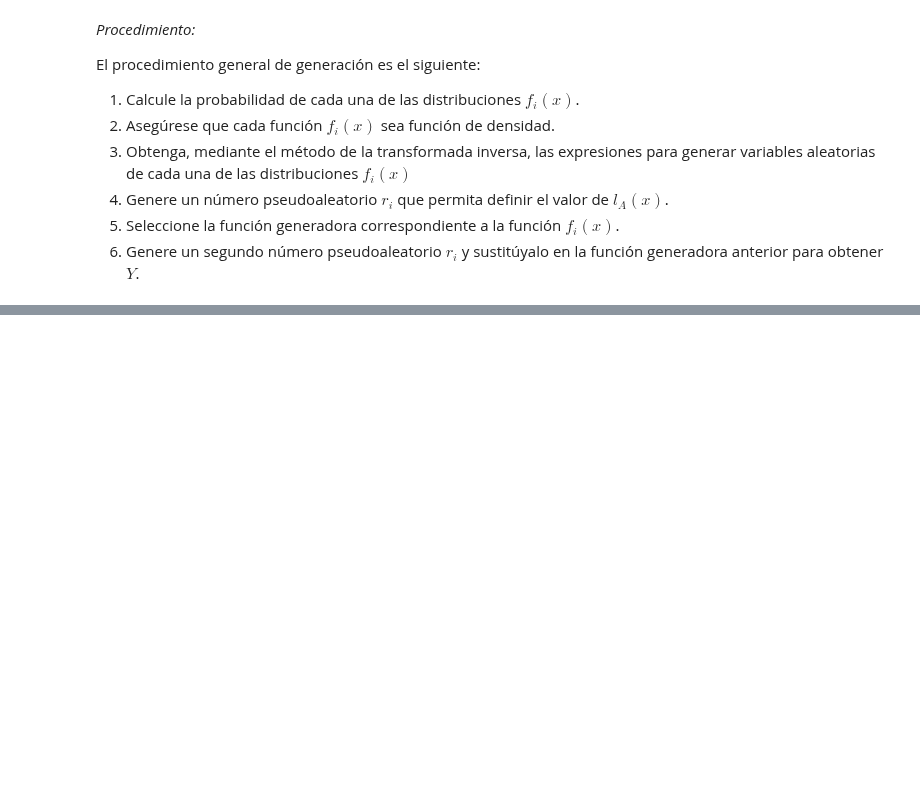
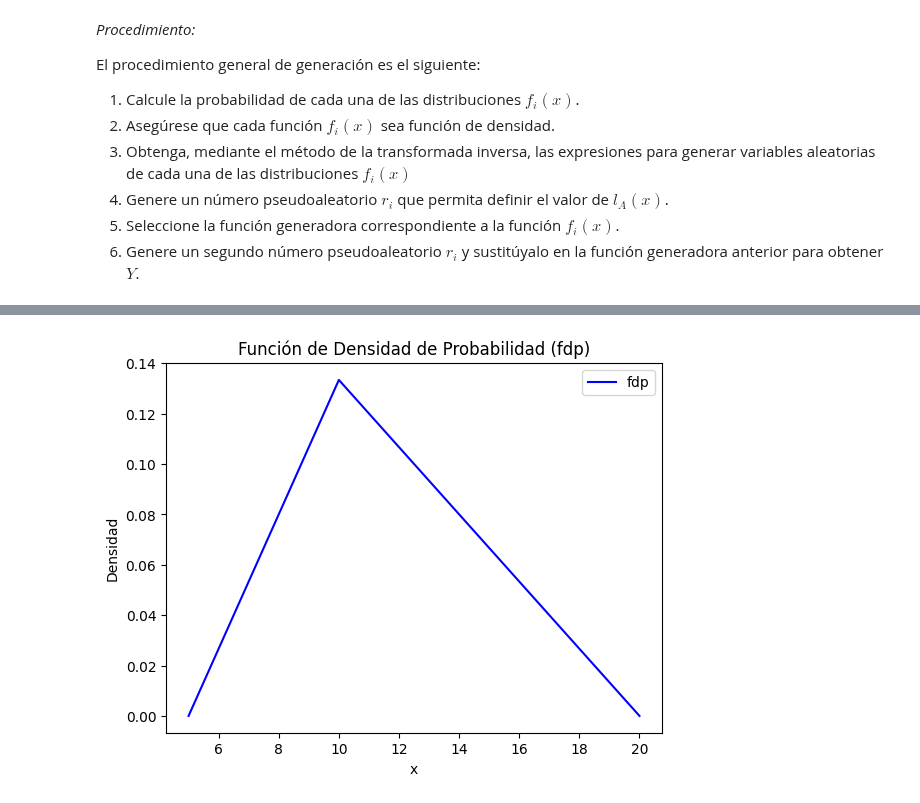
Before and after one commit to 0DianaHernandez/Simulaci-n-I, a Jupyter notebook: Metodo_composicion.ipynb, the cells around one changed output, grey strips where cells are left out. Drawn from its saved outputs; the diff is of its cells as text; code cells hidden in the pictures; blank space fills up the shorter version.

```diff
--- a/Metodo_composicion.ipynb
+++ b/Metodo_composicion.ipynb
@@ -33,2 +34,23 @@ import numpy as np
 import matplotlib.pyplot as plt
 import scipy.stats as stats
+# %%
+#Para éste caso realizaremos un ejercicio de distribución triángular
+
+#Parámetros:
+a = 5 #Mínimo
+c = 10 #Media
+b = 20 #Máximo
+# %%
+def Funcion_densidad_Triangular(x, a, b, c):
+    f_x = np.zeros_like(x)  # Inicializar arreglo para almacenar valores de la fdp
+
+    # Calcular la fdp para cada punto en x
+    for i in range(len(x)):
+        if (x[i] >= a) and (x[i] <= c):
+            f_x[i] = 2 * (x[i] - a) / ((b - a) * (c - a))
+        elif (x[i] > c) and (x[i] <= b):
+            f_x[i] = 2 * (b - x[i]) / ((b - a) * (b - c))
+        else:
+            f_x[i] = 0
+
+    return f_x
@@ -34,0 +99,16 @@ import scipy.stats as stats
+# %%
+n = 10000  # Tamaño de la muestra
+x = np.linspace(a, b, 1000)
+# %%
+# Calcular la fdp para los puntos en x
+pdf = Funcion_densidad_Triangular(x, a, b, c)
+
+# Gráfica de la fdp
+plt.plot(x, pdf, label='fdp', color='blue')
+plt.title('Función de Densidad de Probabilidad (fdp)')
+plt.xlabel('x')
+plt.ylabel('Densidad')
+plt.legend()
+plt.show()
+# %% [output]
+[figure, added]
```
Also changed, not shown: parts of 5 cells of this notebook.
